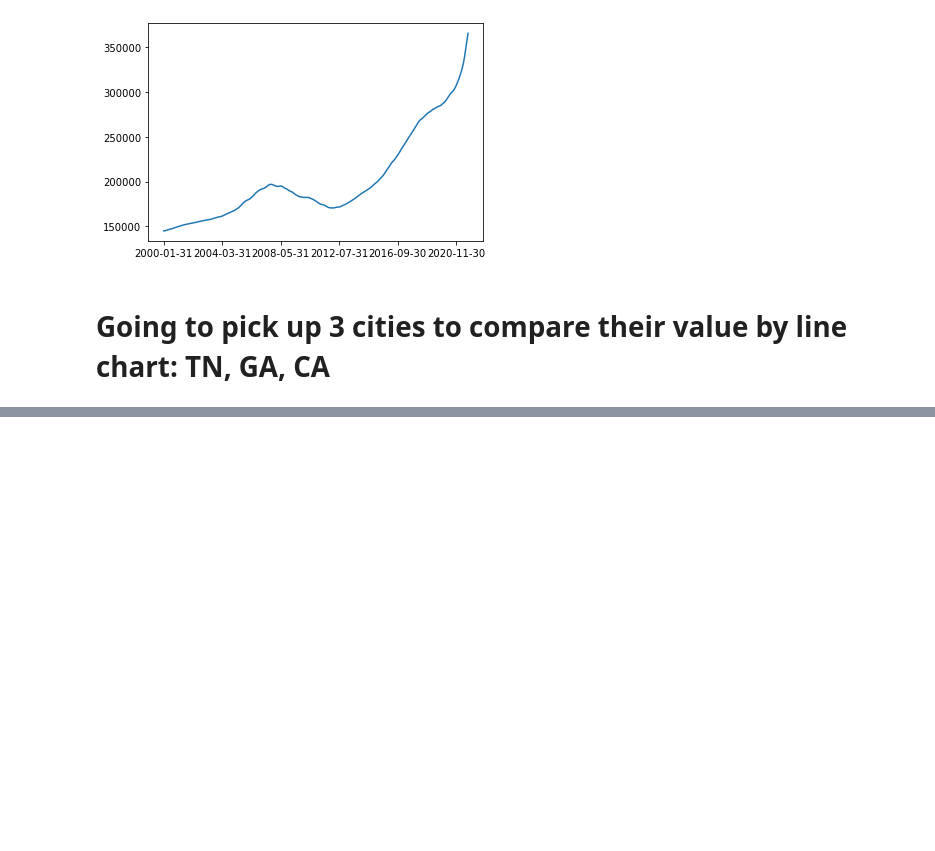
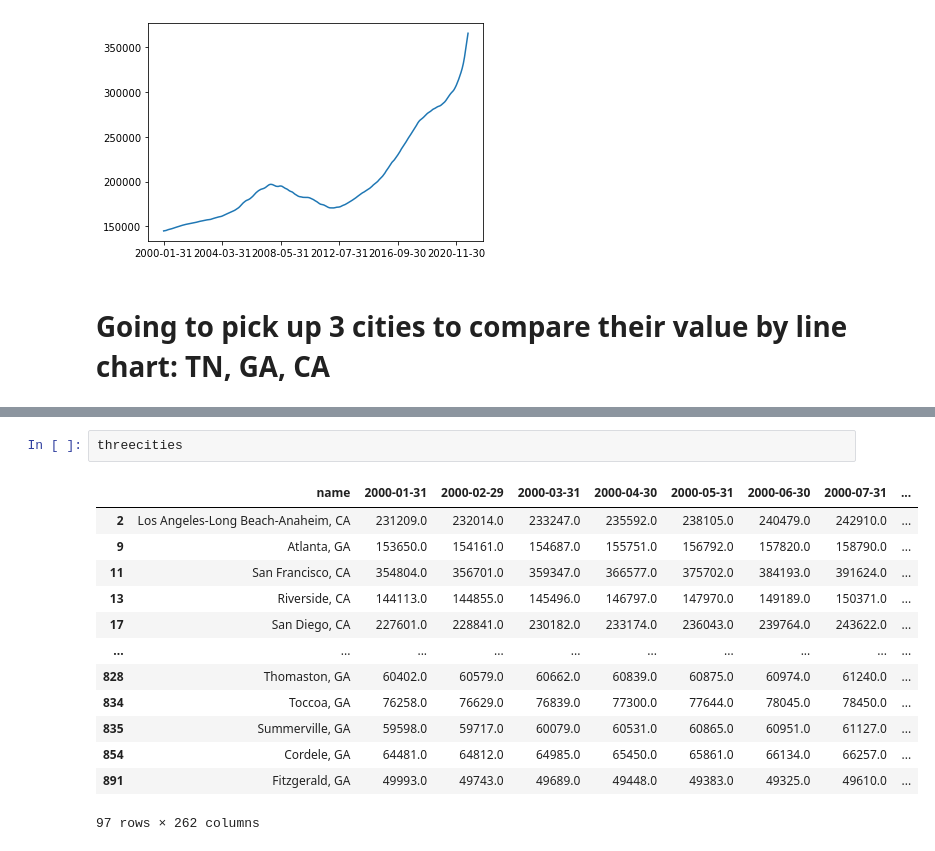
Before and after one commit to Liuchenxi1/Nashville-house-market-analysis, a Jupyter notebook: Nashville house - zillow download. .ipynb, the cells around one changed output, grey strips where cells are left out. Saved outputs shown, nothing was run; the diff lists cells and outputs as text; blank space fills up the shorter version.

```diff
--- a/Nashville house - zillow download. .ipynb
+++ b/Nashville house - zillow download. .ipynb
@@ -187,0 +198,16 @@ if 'Nashville, TN' in ['state']:
+# %%
+threecities
+# %% [output]
+|  | name | 2000-01-31 | 2000-02-29 | 2000-03-31 | 2000-04-30 | 2000-05-31 | 2000-06-30 | 2000-07-31 | ... |
+| 2 | Los Angeles-Long Beach-Anaheim, CA | 231209.0 | 232014.0 | 233247.0 | 235592.0 | 238105.0 | 240479.0 | 242910.0 | ... |
+| 9 | Atlanta, GA | 153650.0 | 154161.0 | 154687.0 | 155751.0 | 156792.0 | 157820.0 | 158790.0 | ... |
+| 11 | San Francisco, CA | 354804.0 | 356701.0 | 359347.0 | 366577.0 | 375702.0 | 384193.0 | 391624.0 | ... |
+| 13 | Riverside, CA | 144113.0 | 144855.0 | 145496.0 | 146797.0 | 147970.0 | 149189.0 | 150371.0 | ... |
+| 17 | San Diego, CA | 227601.0 | 228841.0 | 230182.0 | 233174.0 | 236043.0 | 239764.0 | 243622.0 | ... |
+| ... | ... | ... | ... | ... | ... | ... | ... | ... | ... |
+| 828 | Thomaston, GA | 60402.0 | 60579.0 | 60662.0 | 60839.0 | 60875.0 | 60974.0 | 61240.0 | ... |
+| 834 | Toccoa, GA | 76258.0 | 76629.0 | 76839.0 | 77300.0 | 77644.0 | 78045.0 | 78450.0 | ... |
+| 835 | Summerville, GA | 59598.0 | 59717.0 | 60079.0 | 60531.0 | 60865.0 | 60951.0 | 61127.0 | ... |
+| 854 | Cordele, GA | 64481.0 | 64812.0 | 64985.0 | 65450.0 | 65861.0 | 66134.0 | 66257.0 | ... |
+| 891 | Fitzgerald, GA | 49993.0 | 49743.0 | 49689.0 | 49448.0 | 49383.0 | 49325.0 | 49610.0 | ... |
+97 rows × 262 columns
```
Also changed, not shown: parts of 23 cells of this notebook, 1 other file.
